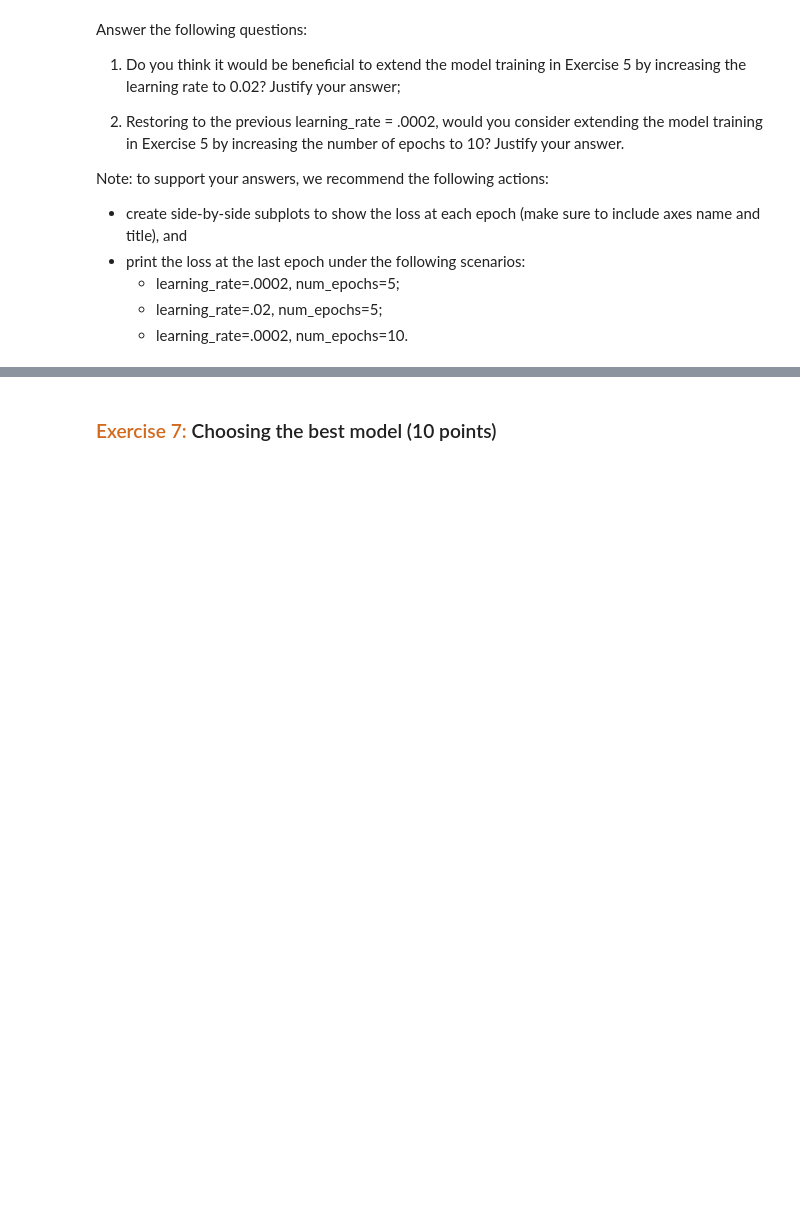
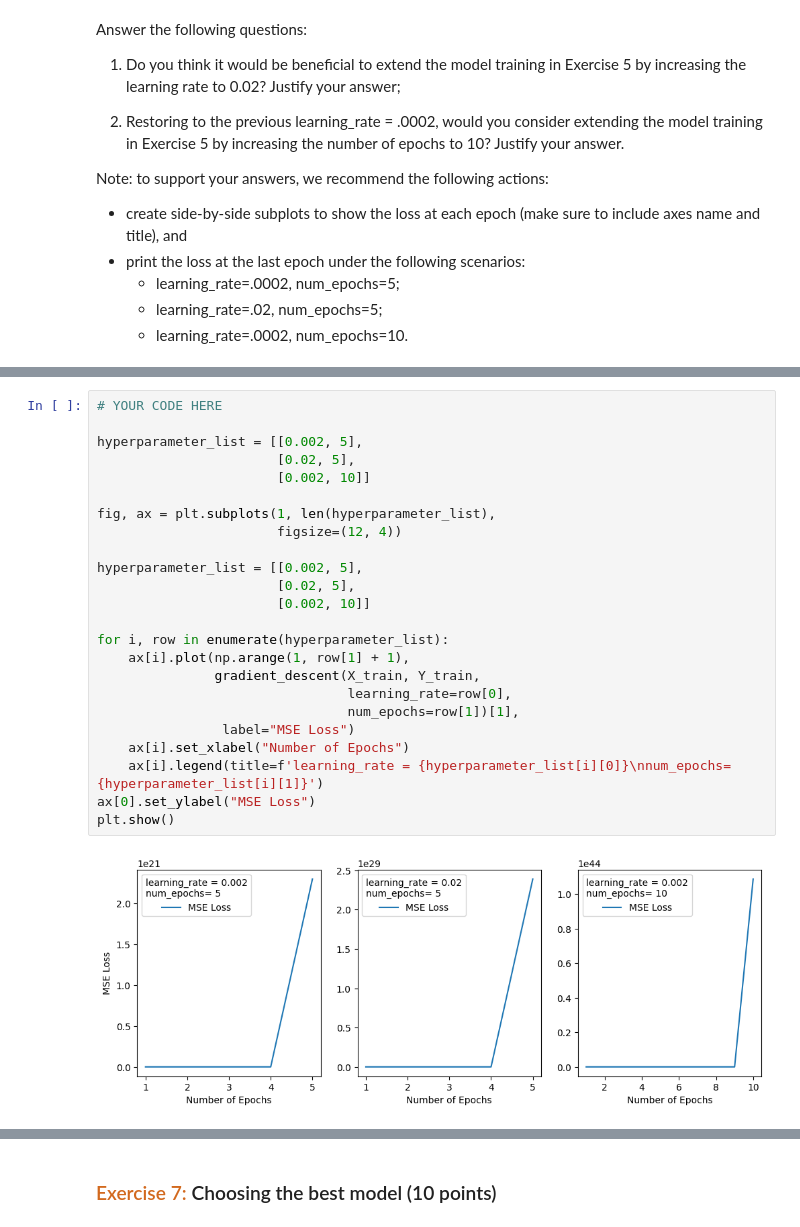
Before and after one commit to dabingougou/207, a Jupyter notebook: module_2/02 Linear Regression.ipynb, the cells around one changed output, grey strips where cells are left out. Saved outputs shown, nothing was run; the diff lists cells and outputs as text; blank space fills up the shorter version.

```diff
--- a/module_2/02 Linear Regression.ipynb
+++ b/module_2/02 Linear Regression.ipynb
@@ -261,0 +381,26 @@ Note: to support your answers, we recommend the following actions:
+# %%
+# YOUR CODE HERE
+
+hyperparameter_list = [[0.002, 5],
+                       [0.02, 5],
+                       [0.002, 10]]
+
+fig, ax = plt.subplots(1, len(hyperparameter_list),
+                       figsize=(12, 4))
+
+hyperparameter_list = [[0.002, 5],
+                       [0.02, 5],
+                       [0.002, 10]]
+
+for i, row in enumerate(hyperparameter_list):
+    ax[i].plot(np.arange(1, row[1] + 1),
+               gradient_descent(X_train, Y_train,
+                                learning_rate=row[0],
+                                num_epochs=row[1])[1],
+                label="MSE Loss")
+    ax[i].set_xlabel("Number of Epochs")
+    ax[i].legend(title=f'learning_rate = {hyperparameter_list[i][0]}\nnum_epochs= {hyperparameter_list[i][1]}')
+ax[0].set_ylabel("MSE Loss")
+plt.show()
+# %% [output]
+[figure, added]
```
Also changed, not shown: parts of 17 cells of this notebook.
